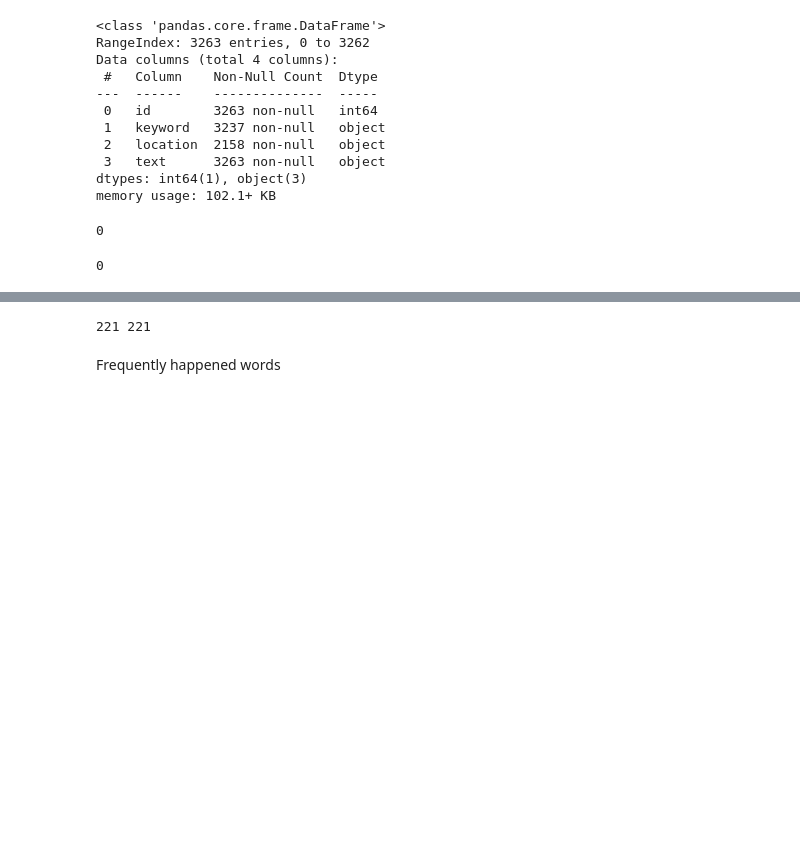
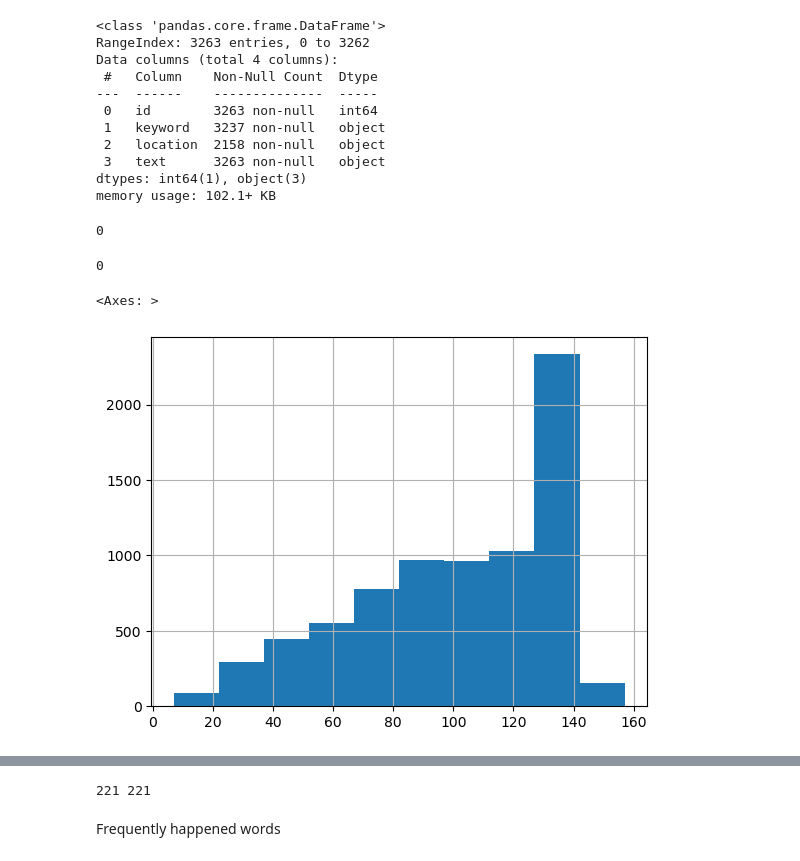
Before and after one commit to Meserat/NLP-Disaster-Tweets, a Jupyter notebook: nlp-disaster-tweets.ipynb, the cells around one changed output, grey strips where cells are left out. Drawn from its saved outputs; the diff is of its cells as text; code cells hidden in the pictures; blank space fills up the shorter version.

```diff
--- a/nlp-disaster-tweets.ipynb
+++ b/nlp-disaster-tweets.ipynb
@@ -154,3 +154,9 @@ train_data.duplicated().sum()
 test_data.duplicated().sum()
 # %% [output]
 0
+# %%
+# Word frequency analysis
+train_data['text'].str.len().hist()
+# %% [output]
+<Axes: >
+[figure, added]
```
Also changed, not shown: parts of 8 cells of this notebook.
